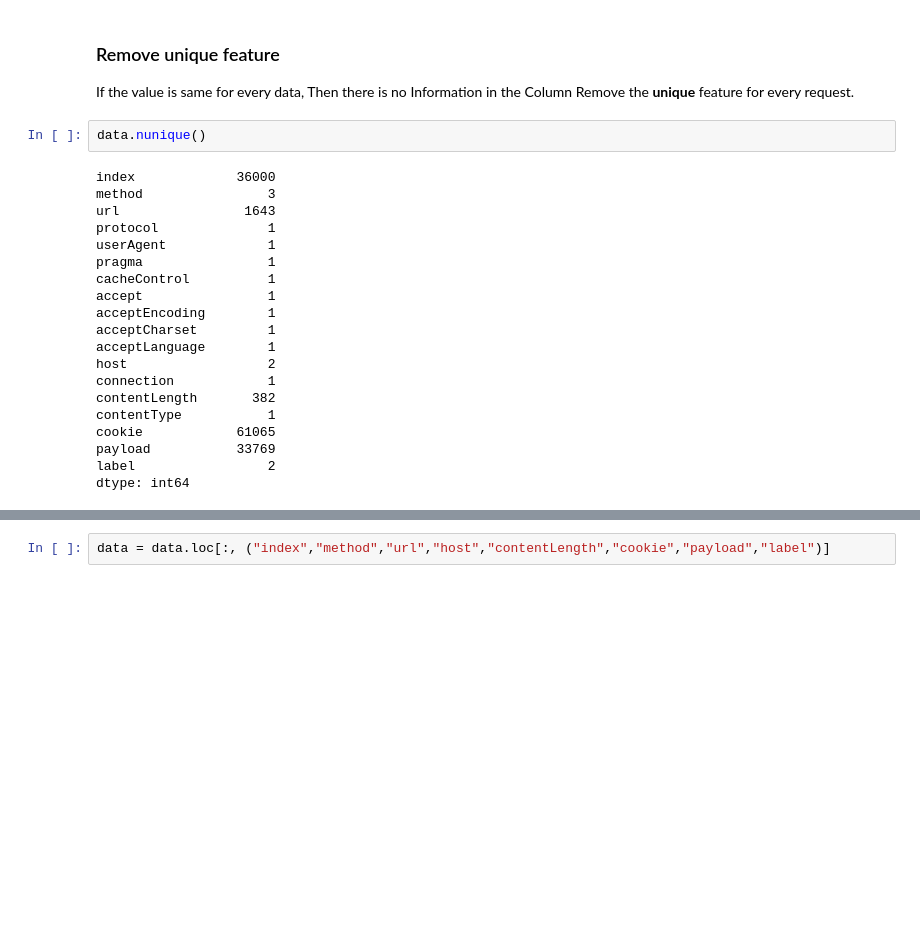
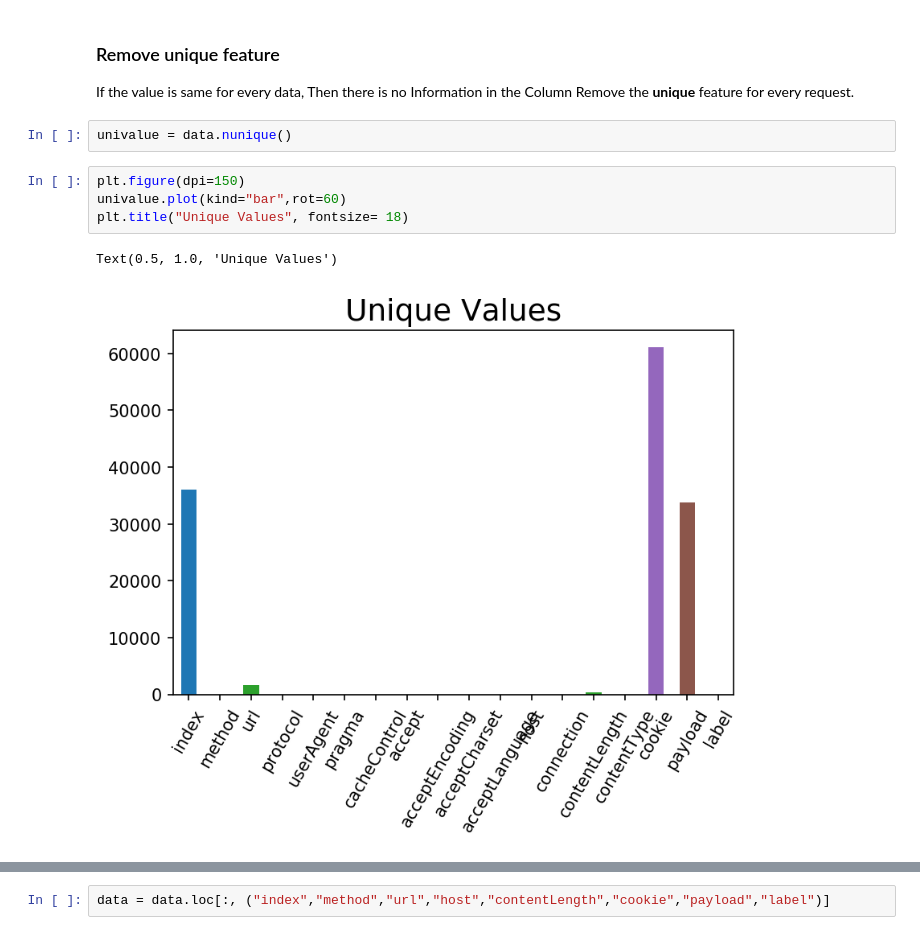
Before and after one commit to liyzcj/intrusion_detection, a Jupyter notebook: Feature_Extraction.ipynb, the cells around one changed output, grey strips where cells are left out. Drawn from its saved outputs; the diff is of its cells as text; blank space fills up the shorter version.

```diff
--- a/Feature_Extraction.ipynb
+++ b/Feature_Extraction.ipynb
@@ -50,25 +50,12 @@ These Process will not loss any information compare with origin data
 
 If the value is same for every data, Then there is no Information in the Column
 Remove the **unique** feature for every request.
-# %%
-data.nunique()
-# %% [output]
-index             36000
-method                3
-url                1643
-protocol              1
-userAgent             1
-pragma                1
-cacheControl          1
-accept                1
-acceptEncoding        1
-acceptCharset         1
-acceptLanguage        1
-host                  2
-connection            1
-contentLength       382
-contentType           1
-cookie            61065
-payload           33769
-label                 2
-dtype: int64
+# %%
+univalue = data.nunique()
+# %%
+plt.figure(dpi=150)
+univalue.plot(kind="bar",rot=60)
+plt.title("Unique Values", fontsize= 18)
+# %% [output]
+Text(0.5, 1.0, 'Unique Values')
+[figure, added]
```
Also changed, not shown: parts of 1 cell of this notebook, 1 other file.
